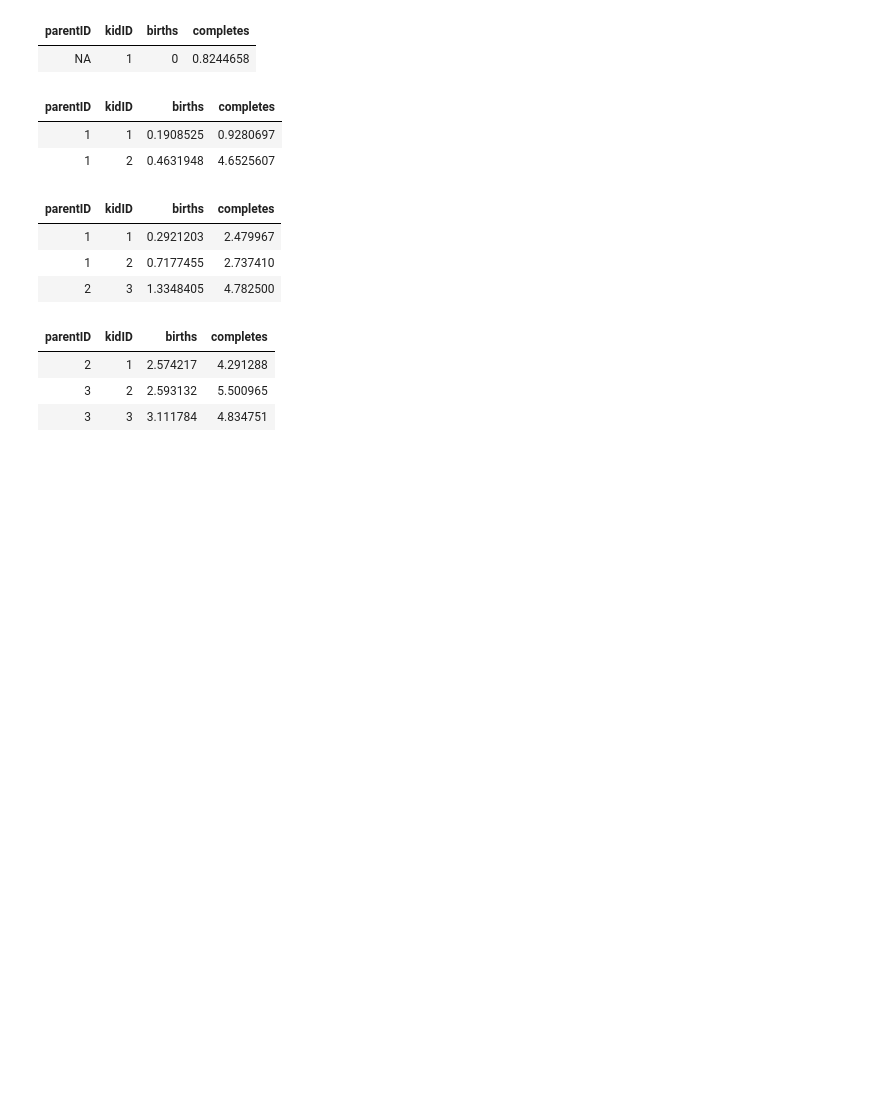
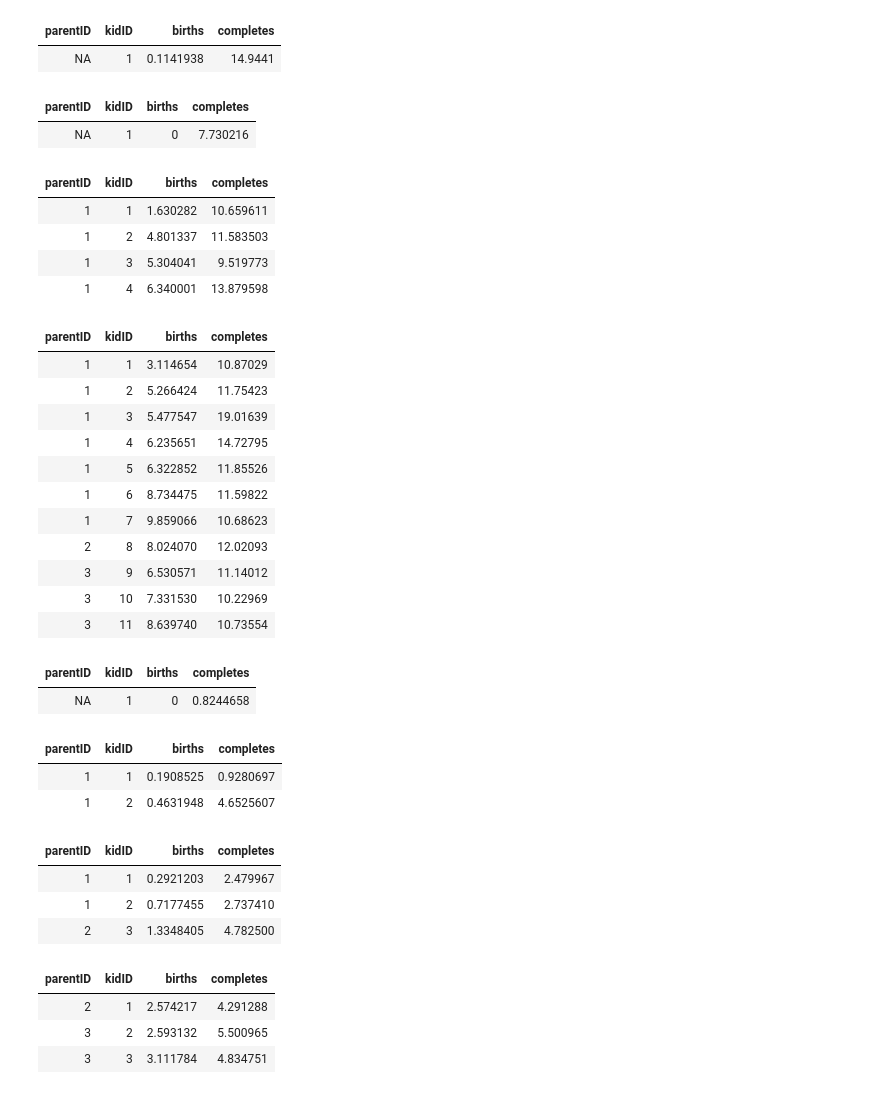
Before and after one commit to dmf42186/MSDS-7333-Quantifying-the-World, a Jupyter notebook: Unit 12 Case Study/Code/SBhattacharyyaDFreemanTMcWilliams_Unit12CaseStudy.ipynb, the cells around one changed output. Drawn from its saved outputs; the diff is of its cells as text; code cells hidden in the pictures; blank space fills up the shorter version.

```diff
--- a/Unit 12 Case Study/Code/SBhattacharyyaDFreemanTMcWilliams_Unit12CaseStudy.ipynb
+++ b/Unit 12 Case Study/Code/SBhattacharyyaDFreemanTMcWilliams_Unit12CaseStudy.ipynb
@@ -1,5 +1,5 @@
 # %%
-genKidsV = function(bTimes, cTimes, parentID, lambda = 0.5, kappa = 0.3) {
+genKids = function(bTimes, cTimes, parentID, lambda = 0.5, kappa = 0.3) {
        # Determine how many children each job has
   parentAge = cTimes - bTimes
   numKids = rpois(n = length(parentAge), lambda = lambda * parentAge)
@@ -24,6 +24,11 @@ genKidsV = function(bTimes, cTimes, parentID, lambda = 0.5, kappa = 0.3) {
                     completes = unlist(lapply(kidStats,"[[", "completes"))
                     ))
 }
+# %%
+genKids(0, 1, NA, 0.5, 0.3)
+# %% [output]
+| parentID | kidID | births | completes |
+| NA | 1 | 0.1141938 | 14.9441 |
 # %%
 familyTree = function(lambda = 0.5, kappa = 0.3, maxGen = 10) {
   # maxGen - maximum number of generations to observe
@@ -36,7 +41,7 @@ familyTree = function(lambda = 0.5, kappa = 0.3, maxGen = 10) {
 
   # Generate future generations, one at a time.
   for (i in 2:maxGen) {
-    nextGen = genKidsV(bTimes = allGens[[ (i - 1) ]]$births,
+    nextGen = genKids(bTimes = allGens[[ (i - 1) ]]$births,
                        cTimes = allGens[[ (i - 1) ]]$completes,
                        parentID = allGens[[ (i - 1) ]]$kidID,
                        lambda = lambda, kappa = kappa)
@@ -46,6 +51,28 @@ familyTree = function(lambda = 0.5, kappa = 0.3, maxGen = 10) {
 
   return(allGens)
 }
+# %%
+familyTree(0.5, 0.3, 3)
+# %% [output]
+| parentID | kidID | births | completes |
+| NA | 1 | 0 | 7.730216 |
+| parentID | kidID | births | completes |
+| 1 | 1 | 1.630282 | 10.659611 |
+| 1 | 2 | 4.801337 | 11.583503 |
+| 1 | 3 | 5.304041 | 9.519773 |
+| 1 | 4 | 6.340001 | 13.879598 |
+| parentID | kidID | births | completes |
+| 1 | 1 | 3.114654 | 10.87029 |
+| 1 | 2 | 5.266424 | 11.75423 |
+| 1 | 3 | 5.477547 | 19.01639 |
+| 1 | 4 | 6.235651 | 14.72795 |
+| 1 | 5 | 6.322852 | 11.85526 |
+| 1 | 6 | 8.734475 | 11.59822 |
+| 1 | 7 | 9.859066 | 10.68623 |
+| 2 | 8 | 8.024070 | 12.02093 |
+| 3 | 9 | 6.530571 | 11.14012 |
+| 3 | 10 | 7.331530 | 10.22969 |
+| 3 | 11 | 8.639740 | 10.73554 |
 # %%
 seed1 = 12062013
 set.seed(seed1)
```
Also changed, not shown: parts of 2 cells of this notebook.
